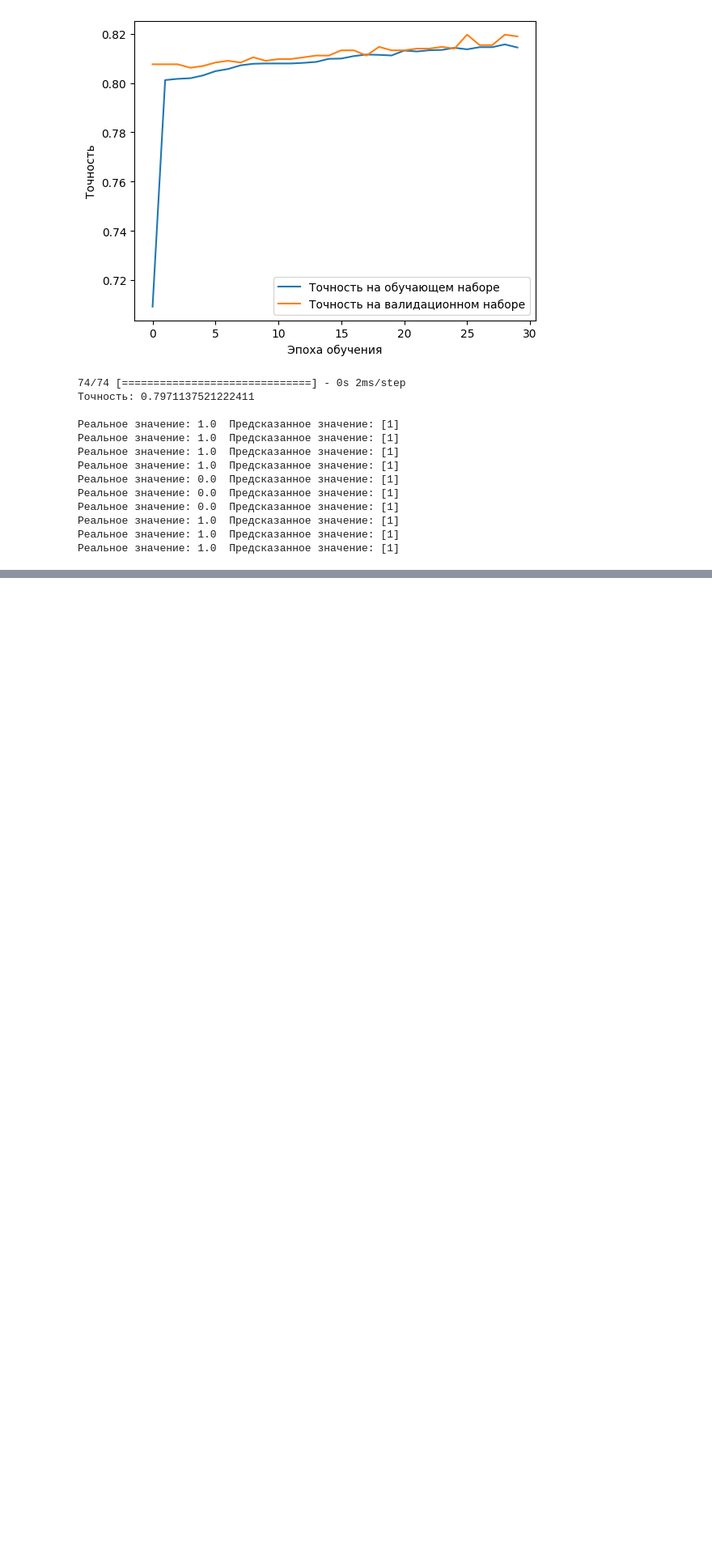
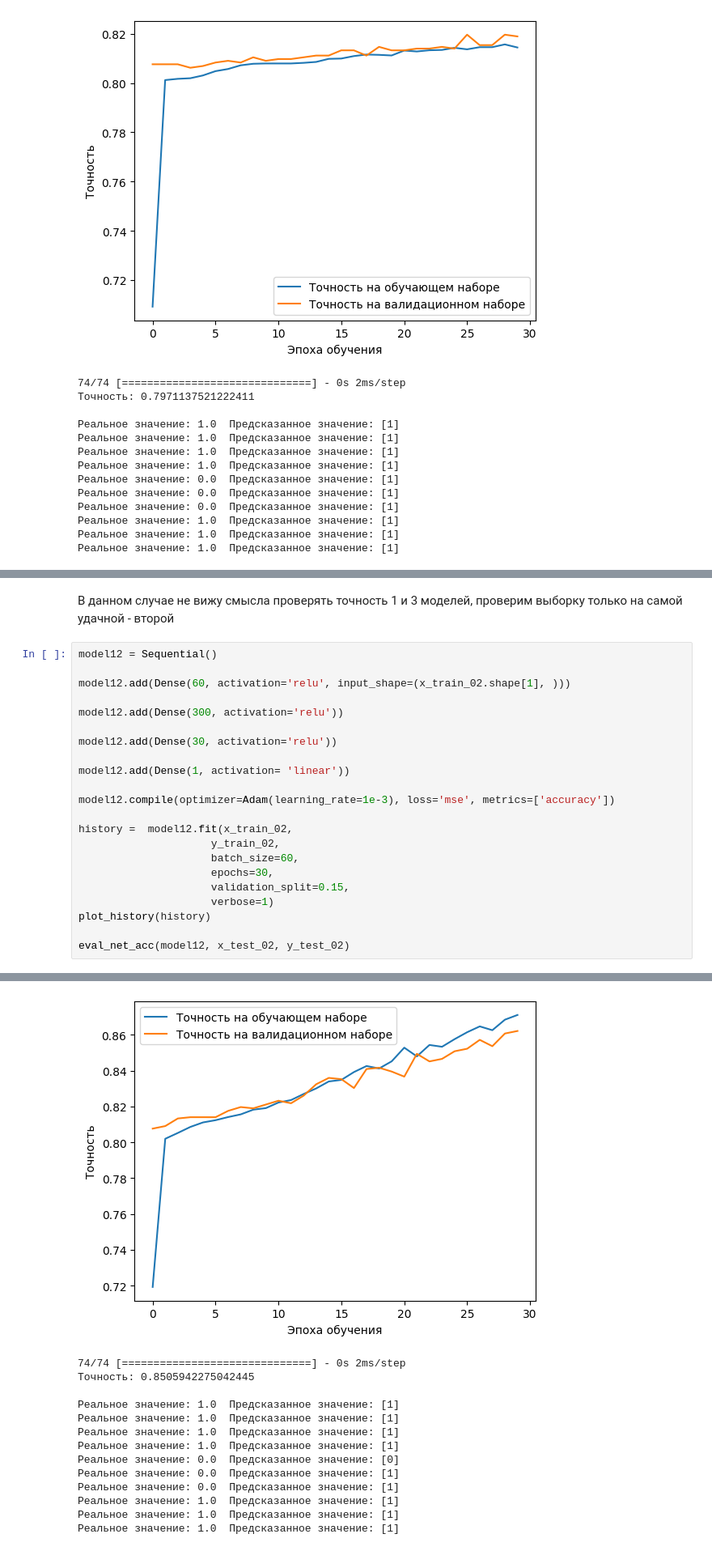
Before and after one commit to Untick/Usedesk, a Jupyter notebook: Yashin Mikhail/Задание_1.ipynb, the cells around one changed output, grey strips where cells are left out. Shown at 81% size. Saved outputs shown, nothing was run; the diff lists cells and outputs as text; blank space fills up the shorter version.

```diff
--- a/Yashin Mikhail/Задание_1.ipynb
+++ b/Yashin Mikhail/Задание_1.ipynb
@@ -1166,0 +1324,25 @@ Epoch 30/30
+# %% [markdown]
+В данном случае не вижу смысла проверять точность 1 и 3 моделей, проверим выборку только на самой удачной - второй
+# %%
+model12 = Sequential()
+
+model12.add(Dense(60, activation='relu', input_shape=(x_train_02.shape[1], )))
+
+model12.add(Dense(300, activation='relu'))
+
+model12.add(Dense(30, activation='relu'))
+
+model12.add(Dense(1, activation= 'linear'))
+
+model12.compile(optimizer=Adam(learning_rate=1e-3), loss='mse', metrics=['accuracy'])
+
+history =  model12.fit(x_train_02,
+                     y_train_02,
+                     batch_size=60,
+                     epochs=30,
+                     validation_split=0.15,
+                     verbose=1)
+plot_history(history)
+
+eval_net_acc(model12, x_test_02, y_test_02)
+# %% [output]
@@ -1166,0 +1366,14 @@ Epoch 30/30
+[figure, added]
+74/74 [==============================] - 0s 2ms/step
+Точность: 0.8505942275042445
+
+Реальное значение: 1.0  Предсказанное значение: [1]
+Реальное значение: 1.0  Предсказанное значение: [1]
+Реальное значение: 1.0  Предсказанное значение: [1]
+Реальное значение: 1.0  Предсказанное значение: [1]
+Реальное значение: 0.0  Предсказанное значение: [0]
+Реальное значение: 0.0  Предсказанное значение: [1]
+Реальное значение: 0.0  Предсказанное значение: [1]
+Реальное значение: 1.0  Предсказанное значение: [1]
+Реальное значение: 1.0  Предсказанное значение: [1]
+Реальное значение: 1.0  Предсказанное значение: [1]
```
Also changed, not shown: parts of 76 cells of this notebook.
